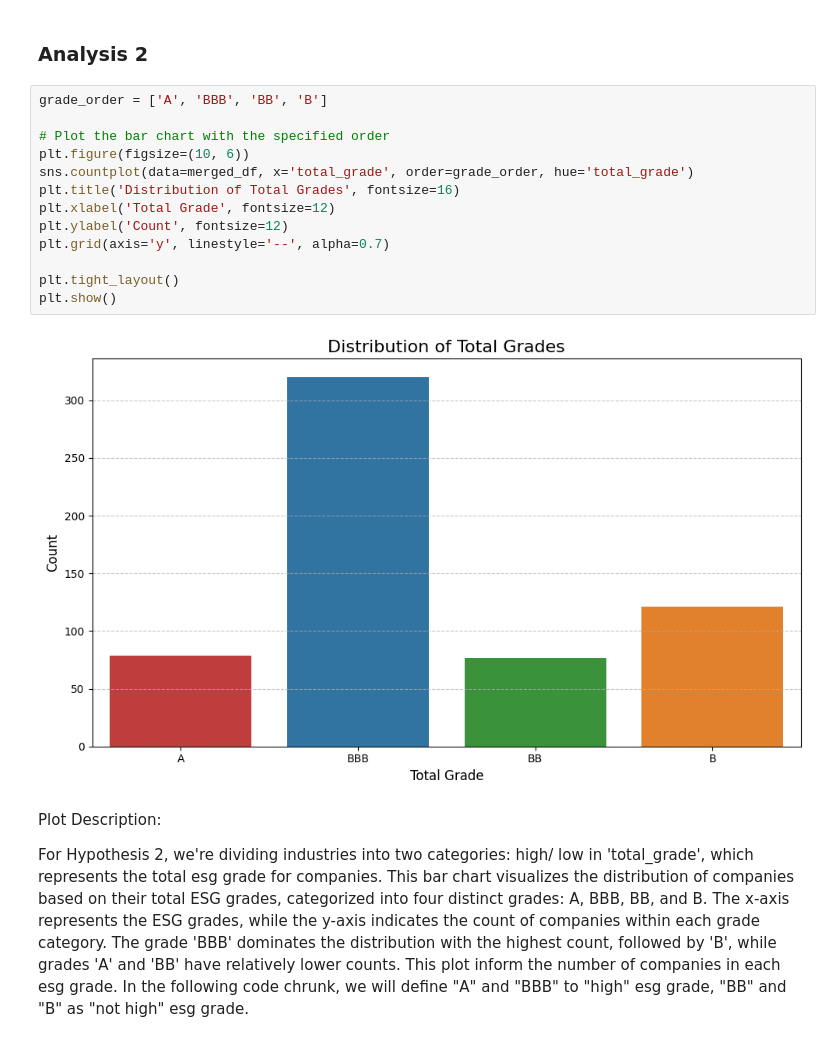
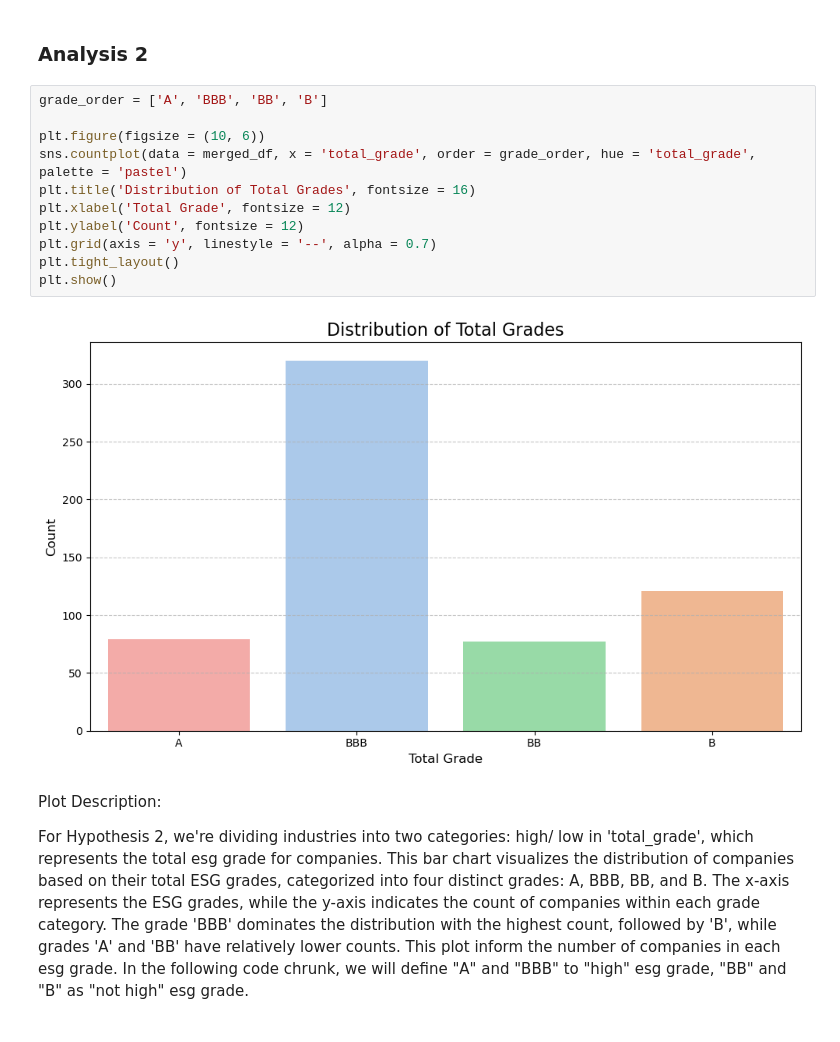
Before and after one commit to anushabishayee/info2950_finalproject, a Jupyter notebook: Phase5.ipynb, the cells around one changed output. Cells and saved outputs as stored; diff of their text form.

```diff
--- a/Phase5.ipynb
+++ b/Phase5.ipynb
@@ -330,18 +315,16 @@ plt.show()
 # %%
 grade_order = ['A', 'BBB', 'BB', 'B']
 
-# Plot the bar chart with the specified order
-plt.figure(figsize=(10, 6))
-sns.countplot(data=merged_df, x='total_grade', order=grade_order, hue='total_grade')
-plt.title('Distribution of Total Grades', fontsize=16)
-plt.xlabel('Total Grade', fontsize=12)
-plt.ylabel('Count', fontsize=12)
-plt.grid(axis='y', linestyle='--', alpha=0.7)
-
+plt.figure(figsize = (10, 6))
+sns.countplot(data = merged_df, x = 'total_grade', order = grade_order, hue = 'total_grade', palette = 'pastel')
+plt.title('Distribution of Total Grades', fontsize = 16)
+plt.xlabel('Total Grade', fontsize = 12)
+plt.ylabel('Count', fontsize = 12)
+plt.grid(axis = 'y', linestyle = '--', alpha = 0.7)
 plt.tight_layout()
 plt.show()
 # %% [output]
-[figure, old version]
+[figure, new version]
 # %% [markdown]
 Plot Description:
 
```
Also changed, not shown: parts of 17 cells of this notebook.
